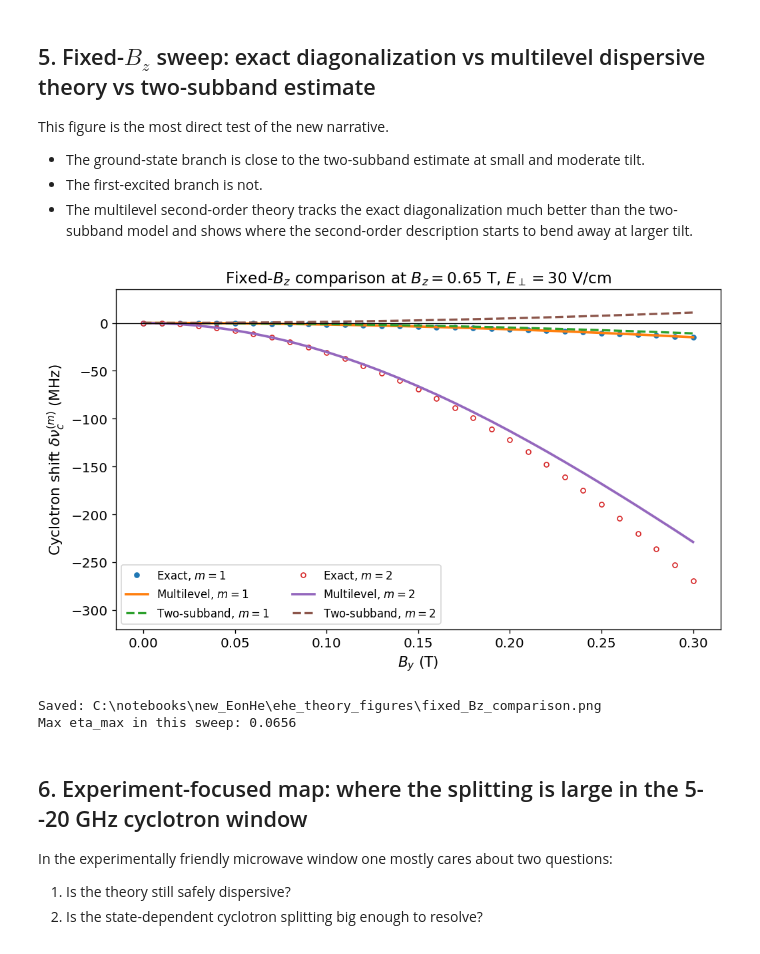
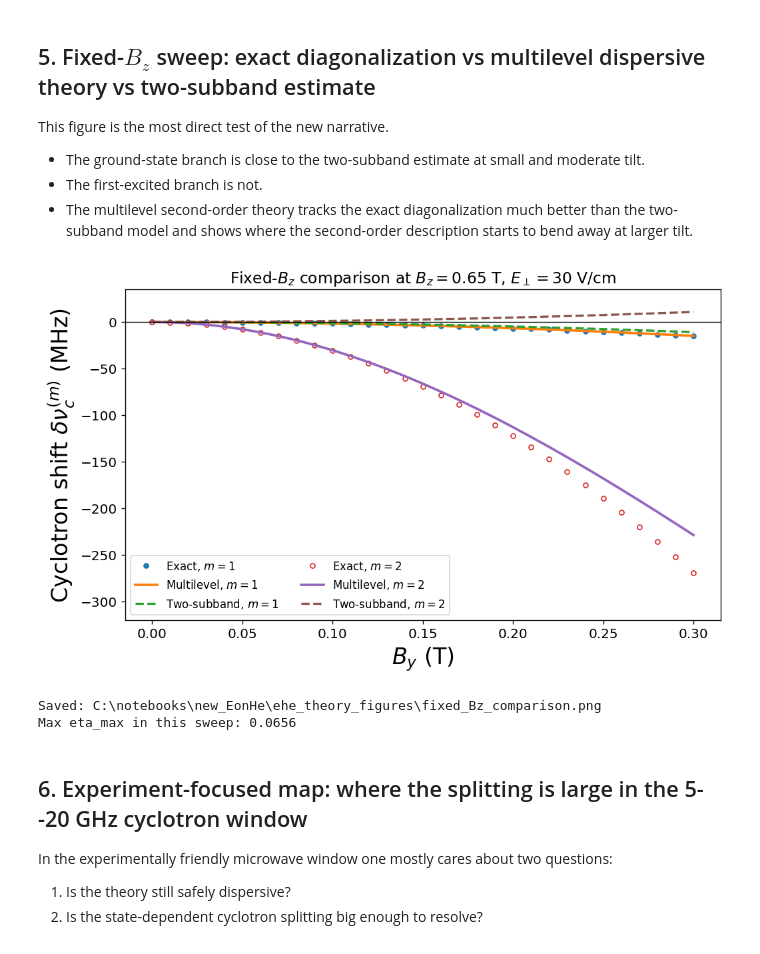
Before and after one commit to Kirill-Shulga/eonHe, a Jupyter notebook: ehe_multilevel_dispersive_theory_v2.ipynb, the cells around one changed output. Drawn from its saved outputs; the diff is of its cells as text; code cells hidden in the pictures.

```diff
--- a/ehe_multilevel_dispersive_theory_v2.ipynb
+++ b/ehe_multilevel_dispersive_theory_v2.ipynb
@@ -424,36 +424,36 @@ exact_m2 = np.array([r["exact_m2_MHz"] for r in rows])
 multi_m1 = np.array([r["multi_m1_MHz"] for r in rows])
 multi_m2 = np.array([r["multi_m2_MHz"] for r in rows])
 two_m1 = np.array([r["two_m1_MHz"] for r in rows])
 two_m2 = np.array([r["two_m2_MHz"] for r in rows])
 eta_arr = np.array([r["eta_max"] for r in rows])
 
 fig, ax = plt.subplots(figsize=(8.8, 5.4))
 ax.plot(By_arr, exact_m1, "o", ms=4.2, label="Exact, $m=1$")
 ax.plot(By_arr, multi_m1, "-", lw=2.2, label="Multilevel, $m=1$")
 ax.plot(By_arr, two_m1, "--", lw=2.0, label="Two-subband, $m=1$")
 
 ax.plot(By_arr, exact_m2, "o", ms=4.2, mfc="white", label="Exact, $m=2$")
 ax.plot(By_arr, multi_m2, "-", lw=2.2, label="Multilevel, $m=2$")
 ax.plot(By_arr, two_m2, "--", lw=2.0, label="Two-subband, $m=2$")
 
 ax.axhline(0.0, color="black", lw=0.8)
-ax.set_xlabel(r"$B_y$ (T)")
-ax.set_ylabel(r"Cyclotron shift $\delta \nu_c^{(m)}$ (MHz)")
+ax.set_xlabel(r"$B_y$ (T)", fontsize=20)
+ax.set_ylabel(r"Cyclotron shift $\delta \nu_c^{(m)}$ (MHz)", fontsize=20)
 ax.set_title(rf"Fixed-$B_z$ comparison at $B_z={Bz_demo:.2f}$ T, $E_\perp={cfg.E_perp_V_per_cm:.0f}$ V/cm")
 ax.set_ylim(-320, 35)
 ax.legend(ncol=2, frameon=True, loc="lower left")
 plt.tight_layout()
 
 figure_dir = pathlib.Path.cwd() / "ehe_theory_figures"
 figure_dir.mkdir(parents=True, exist_ok=True)
 fixed_bz_path = figure_dir / "fixed_Bz_comparison.png"
 plt.savefig(fixed_bz_path, dpi=180, bbox_inches="tight")
 plt.show()
 
 print(f"Saved: {fixed_bz_path}")
 print(f"Max eta_max in this sweep: {eta_arr.max():.4f}")
 # %% [output]
-[figure, old version]
+[figure, new version]
 Saved: C:\notebooks\new_EonHe\ehe_theory_figures\fixed_Bz_comparison.png
 Max eta_max in this sweep: 0.0656
 # %% [markdown]
```
Also changed, not shown: parts of 10 cells of this notebook.
